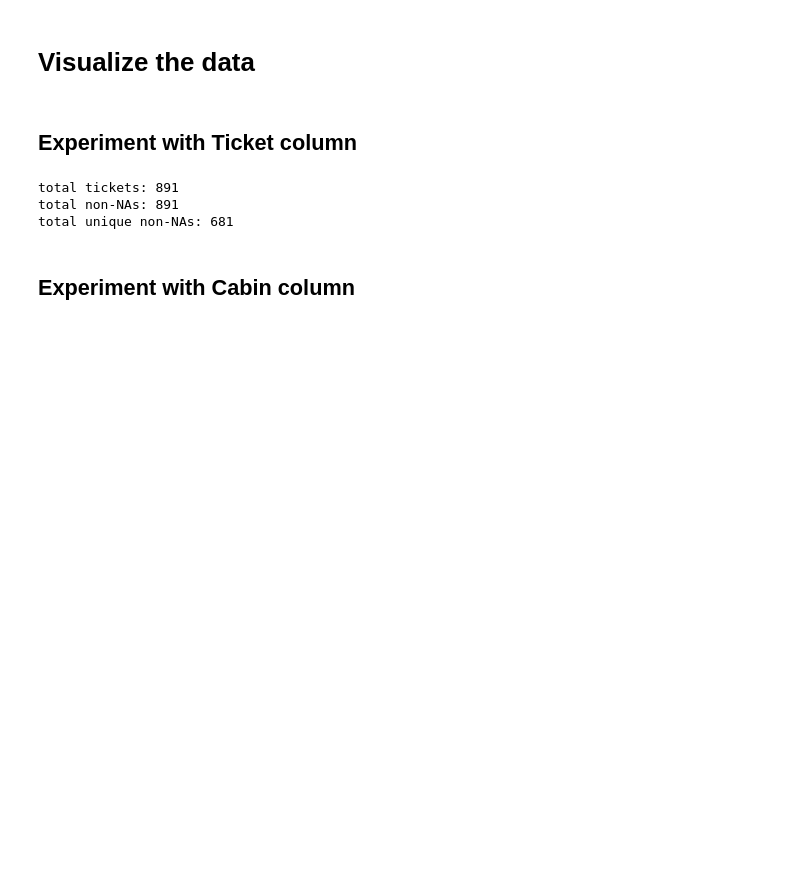
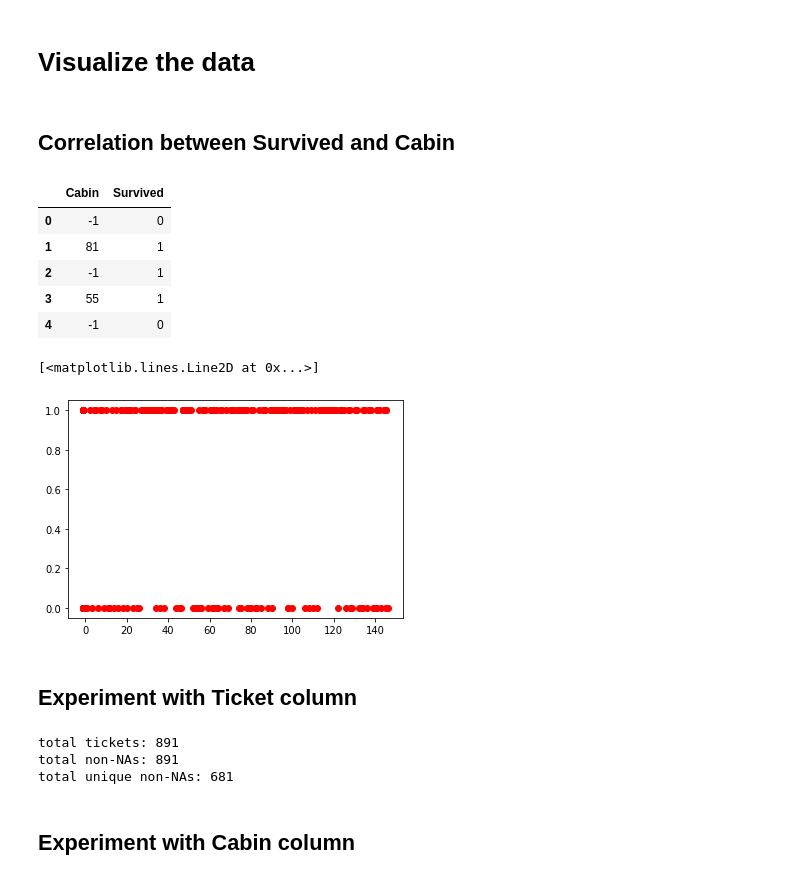
Before and after one commit to coda-nsit/kaggle, a Jupyter notebook: Kaggle_Titanic.ipynb, the cells around one changed output. Cells and saved outputs as stored; diff of their text form; code cells hidden in the pictures; blank space fills up the shorter version.

```diff
--- a/Kaggle_Titanic.ipynb
+++ b/Kaggle_Titanic.ipynb
@@ -32,6 +32,25 @@ data.head()
 | 4 | 5 | 0 | 3 | Allen, Mr. William Henry | male | 35.0 | 0 | 0 | 373450 | 8.0500 | ... |
 # %% [markdown]
 # Visualize the data
+# %% [markdown]
+## Correlation between Survived and Cabin
+# %%
+
+temp_df = data.loc[:, ["Cabin", "Survived"]]
+temp_df['Cabin'] = temp_df['Cabin'].astype('category')
+category_columns = temp_df.select_dtypes(['category']).columns
+temp_df[category_columns] = temp_df[category_columns].apply(lambda x: x.cat.codes)
+display(temp_df.head())
+plt.plot(temp_df["Cabin"], temp_df["Survived"], 'ro')
+# %% [output]
+|  | Cabin | Survived |
+| 0 | -1 | 0 |
+| 1 | 81 | 1 |
+| 2 | -1 | 1 |
+| 3 | 55 | 1 |
+| 4 | -1 | 0 |
+[<matplotlib.lines.Line2D at 0x...>]
+[figure, added]
 # %% [markdown]
 ## Experiment with Ticket column
 # %%
```
Also changed, not shown: parts of 8 cells of this notebook.
